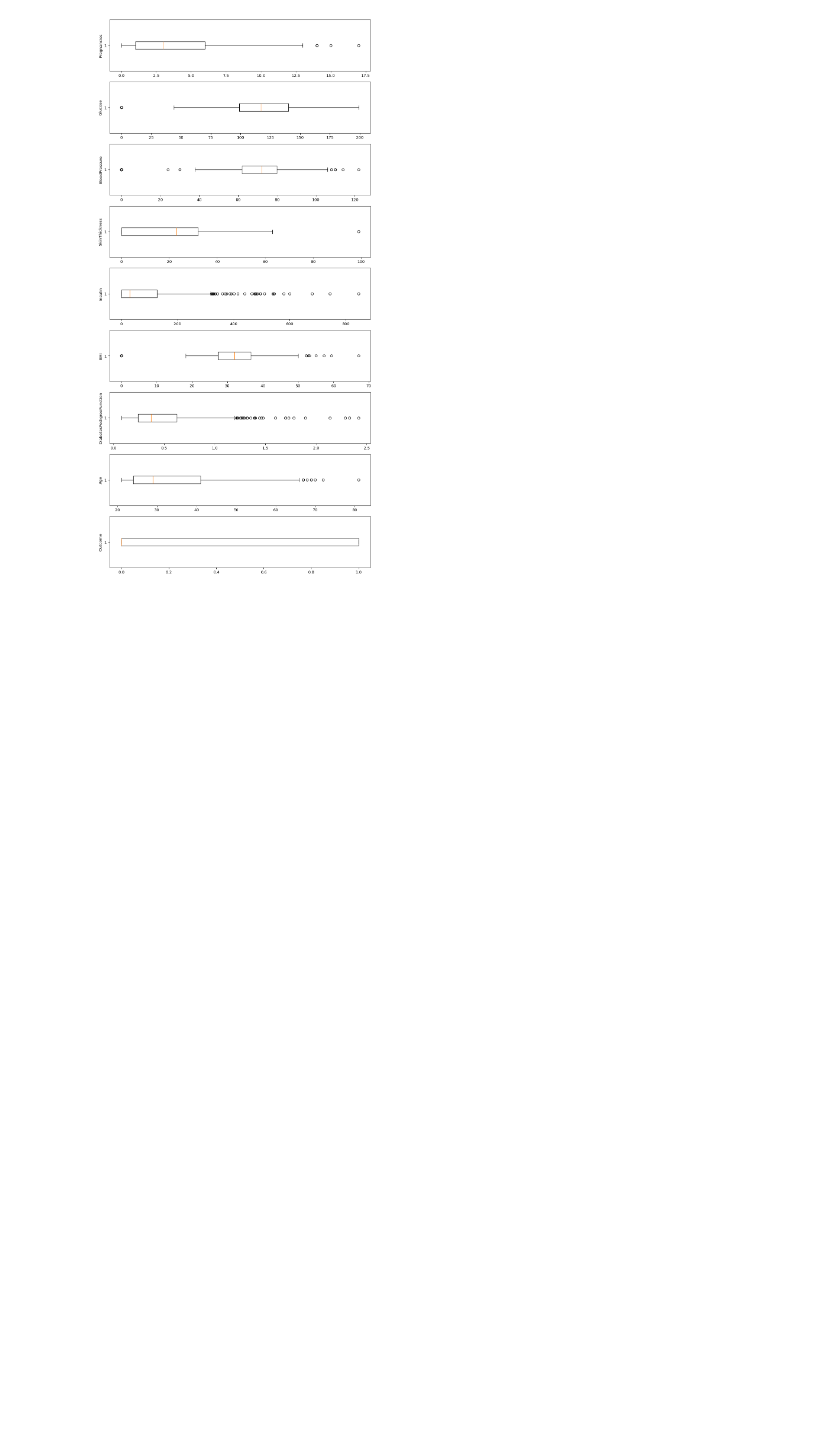
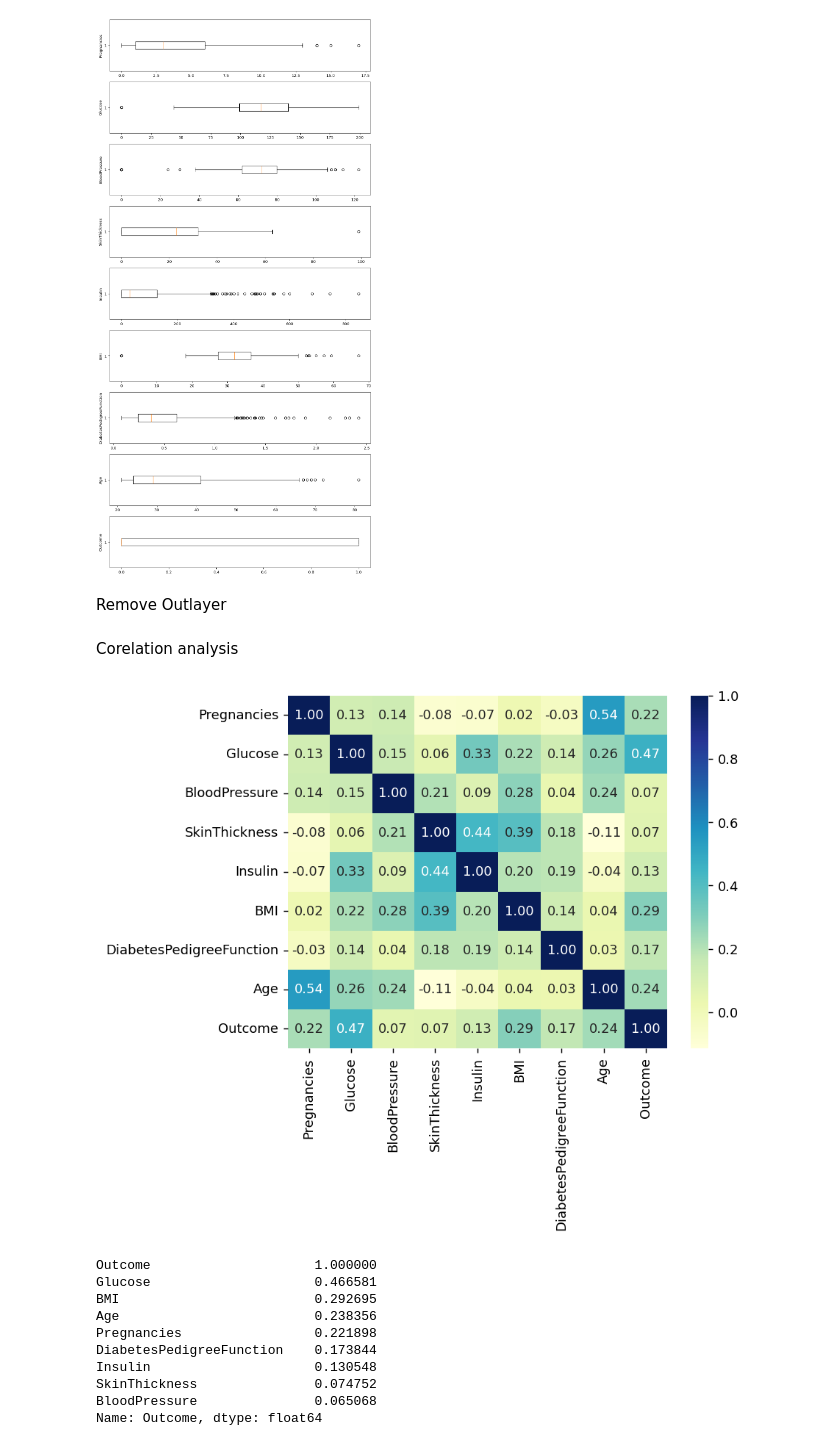
Before and after one commit to shovo896/ML_Models-, a Jupyter notebook: data_preprocessing.ipynb, the cells around one changed output. Cells and saved outputs as stored; diff of their text form; code cells hidden in the pictures; blank space fills up the shorter version.

Commit message:
heatmap

```diff
--- a/data_preprocessing.ipynb
+++ b/data_preprocessing.ipynb
@@ -71,3 +71,5 @@ plt.tight_layout()
 plt.show()
 # %% [output]
 [figure]
+# %% [markdown]
+Remove Outlayer
@@ -73,0 +82,20 @@ plt.show()
+# %% [markdown]
+Corelation analysis
+# %%
+corr=df.corr()
+plt.figure(dpi=130)
+sns.heatmap(corr,annot=True,fmt='.2f',cmap='YlGnBu')
+plt.show()
+print(corr['Outcome'].sort_values(ascending=False))
+# %% [output]
+[figure, added]
+Outcome                     1.000000
+Glucose                     0.466581
+BMI                         0.292695
+Age                         0.238356
+Pregnancies                 0.221898
+DiabetesPedigreeFunction    0.173844
+Insulin                     0.130548
+SkinThickness               0.074752
+BloodPressure               0.065068
+Name: Outcome, dtype: float64
```
Also changed, not shown: parts of 1 cell of this notebook.
